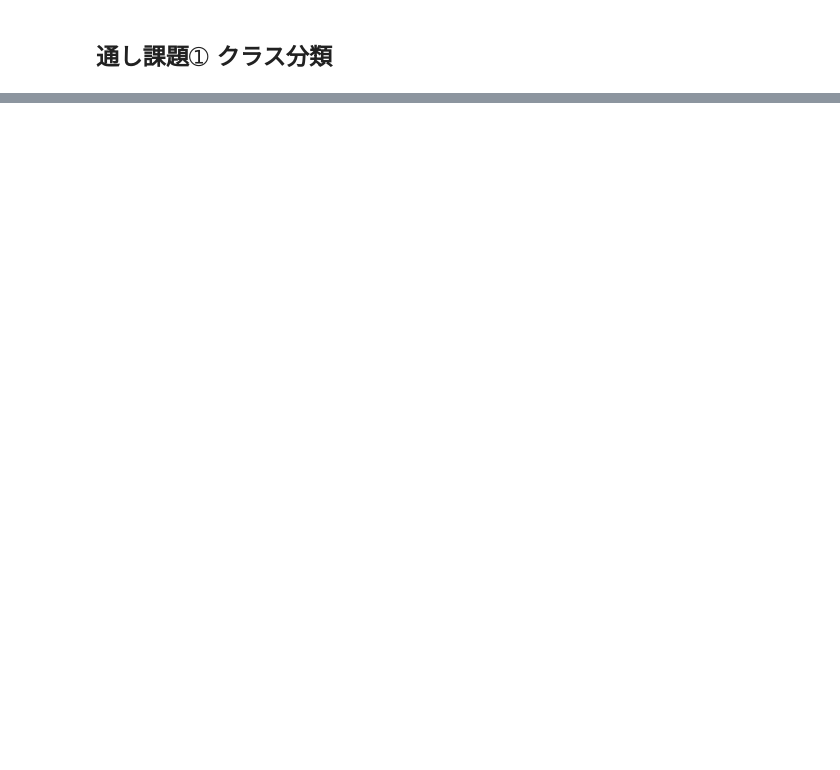
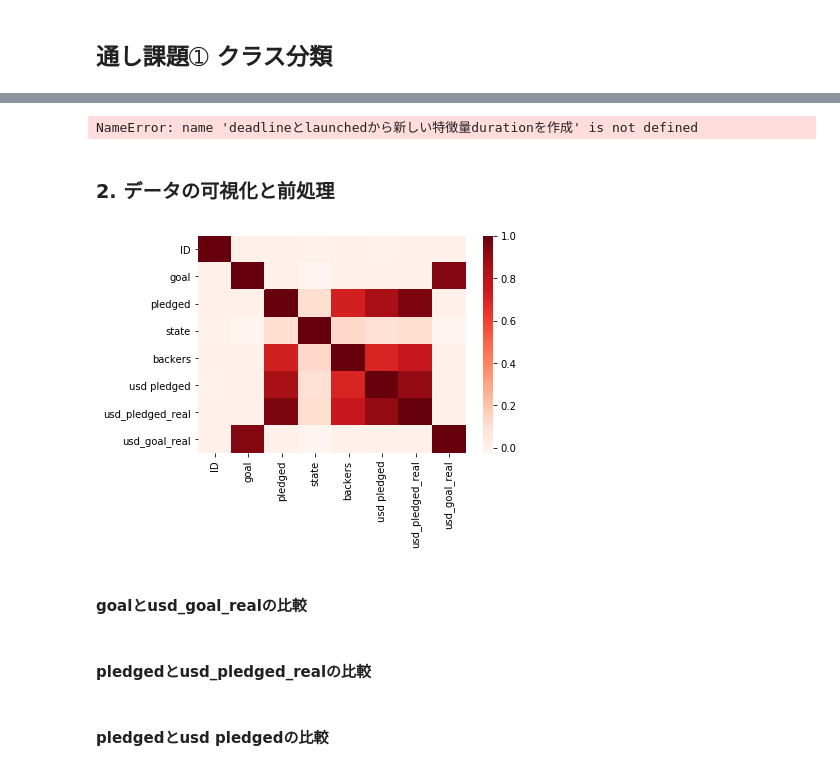
Before and after one commit to Shimejime/suai-assignment, a Jupyter notebook: ML/Day1_work_Yoshiaki_Nejime.ipynb, the cells around one changed output, grey strips where cells are left out. Saved outputs shown, nothing was run; the diff lists cells and outputs as text; code cells hidden in the pictures; blank space fills up the shorter version.

```diff
--- a/ML/Day1_work_Yoshiaki_Nejime.ipynb
+++ b/ML/Day1_work_Yoshiaki_Nejime.ipynb
@@ -140,0 +10,3 @@ clf.fit(X_scaled, y)
+# %%
+original = pd.read_csv('input/ks-projects-201801.csv')
+df = original.copy()
@@ -140,0 +64,18 @@ clf.fit(X_scaled, y)
+# %%
+# state列のsuccessfulをTrue、それ以外をFalseに割り振る
+df['state'] = (df['state'] == 'successful')
+# %%
+deadlineとlaunchedから新しい特徴量durationを作成
+df['deadline'] = pd.to_datetime(df['deadline'])
+df['launched'] = pd.to_datetime(df['launched'])
+df['duration'] = (df['deadline'] - df['launched']).dt.days
+df.head(8)
+# %% [output]
+NameError: name 'deadlineとlaunchedから新しい特徴量durationを作成' is not defined
+# %% [markdown]
+### 2. データの可視化と前処理
+# %%
+sns.heatmap(df.corr(), cmap="Reds")
+plt.show()
+# %% [output]
+[figure, added]
@@ -140,0 +86,2 @@ clf.fit(X_scaled, y)
+# %% [markdown]
+#### goalとusd_goal_realの比較
@@ -140,0 +95,2 @@ clf.fit(X_scaled, y)
+# %% [markdown]
+#### pledgedとusd_pledged_realの比較
@@ -140,0 +104,2 @@ clf.fit(X_scaled, y)
+# %% [markdown]
+#### pledgedとusd pledgedの比較
```
Also changed, not shown: parts of 36 cells of this notebook.
